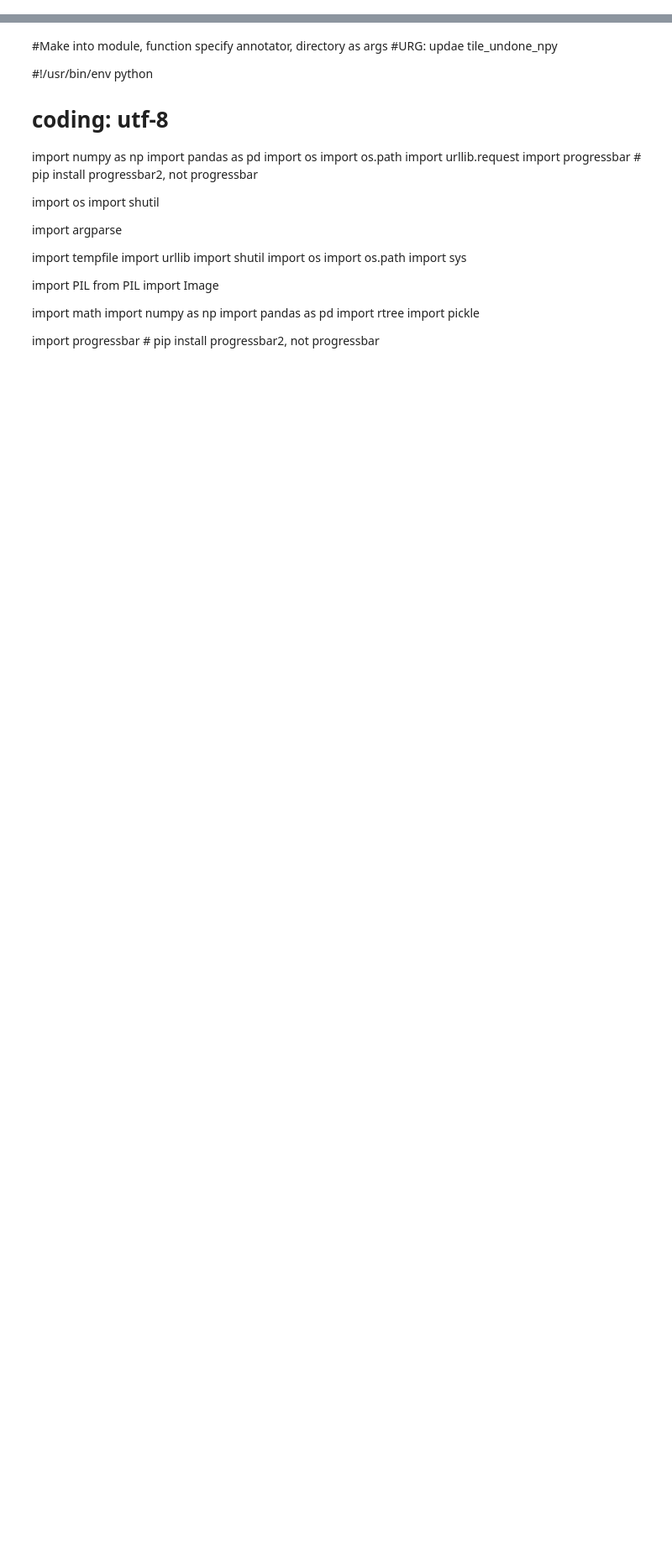
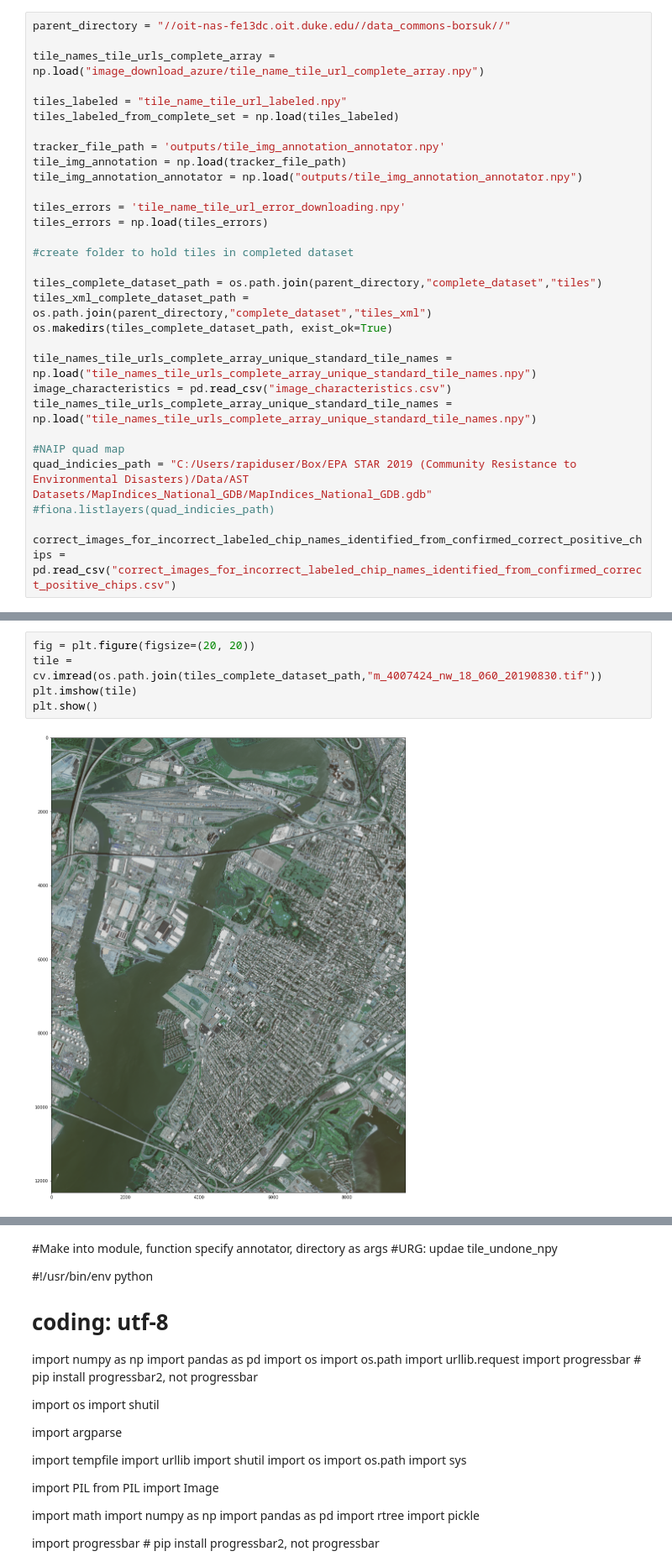
Before and after one commit to celinerobi/ast_dataset, a Jupyter notebook: data_download_and_preprocessing/Untitled.ipynb, the cells around one changed output, grey strips where cells are left out. Shown at 84% size. Saved outputs shown, nothing was run; the diff lists cells and outputs as text; blank space fills up the shorter version.

```diff
--- a/data_download_and_preprocessing/Untitled.ipynb
+++ b/data_download_and_preprocessing/Untitled.ipynb
@@ -0,0 +50,30 @@
+# %%
+parent_directory = "//oit-nas-fe13dc.oit.duke.edu//data_commons-borsuk//"
+
+tile_names_tile_urls_complete_array = np.load("image_download_azure/tile_name_tile_url_complete_array.npy")
+
+tiles_labeled = "tile_name_tile_url_labeled.npy"
+tiles_labeled_from_complete_set = np.load(tiles_labeled)
+
+tracker_file_path = 'outputs/tile_img_annotation_annotator.npy'
+tile_img_annotation = np.load(tracker_file_path)
+tile_img_annotation_annotator = np.load("outputs/tile_img_annotation_annotator.npy")
+
+tiles_errors = 'tile_name_tile_url_error_downloading.npy'
+tiles_errors = np.load(tiles_errors)
+
+#create folder to hold tiles in completed dataset
+
+tiles_complete_dataset_path = os.path.join(parent_directory,"complete_dataset","tiles")
+tiles_xml_complete_dataset_path = os.path.join(parent_directory,"complete_dataset","tiles_xml")
+os.makedirs(tiles_complete_dataset_path, exist_ok=True)
+
+tile_names_tile_urls_complete_array_unique_standard_tile_names = np.load("tile_names_tile_urls_complete_array_unique_standard_tile_names.npy")
+image_characteristics = pd.read_csv("image_characteristics.csv")
+tile_names_tile_urls_complete_array_unique_standard_tile_names = np.load("tile_names_tile_urls_complete_array_unique_standard_tile_names.npy")
+
+#NAIP quad map
+quad_indicies_path = "C:/Users/rapiduser/Box/EPA STAR 2019 (Community Resistance to Environmental Disasters)/Data/AST Datasets/MapIndices_National_GDB/MapIndices_National_GDB.gdb"
+#fiona.listlayers(quad_indicies_path)
+
+correct_images_for_incorrect_labeled_chip_names_identified_from_confirmed_correct_positive_chips = pd.read_csv("correct_images_for_incorrect_labeled_chip_names_identified_from_confirmed_correct_positive_chips.csv")
@@ -0,0 +276,7 @@
+# %%
+fig = plt.figure(figsize=(20, 20))
+tile = cv.imread(os.path.join(tiles_complete_dataset_path,"m_4007424_nw_18_060_20190830.tif"))
+plt.imshow(tile)
+plt.show()
+# %% [output]
+[figure, added]
```
Also changed, not shown: parts of 42 cells of this notebook, 10 other files.
